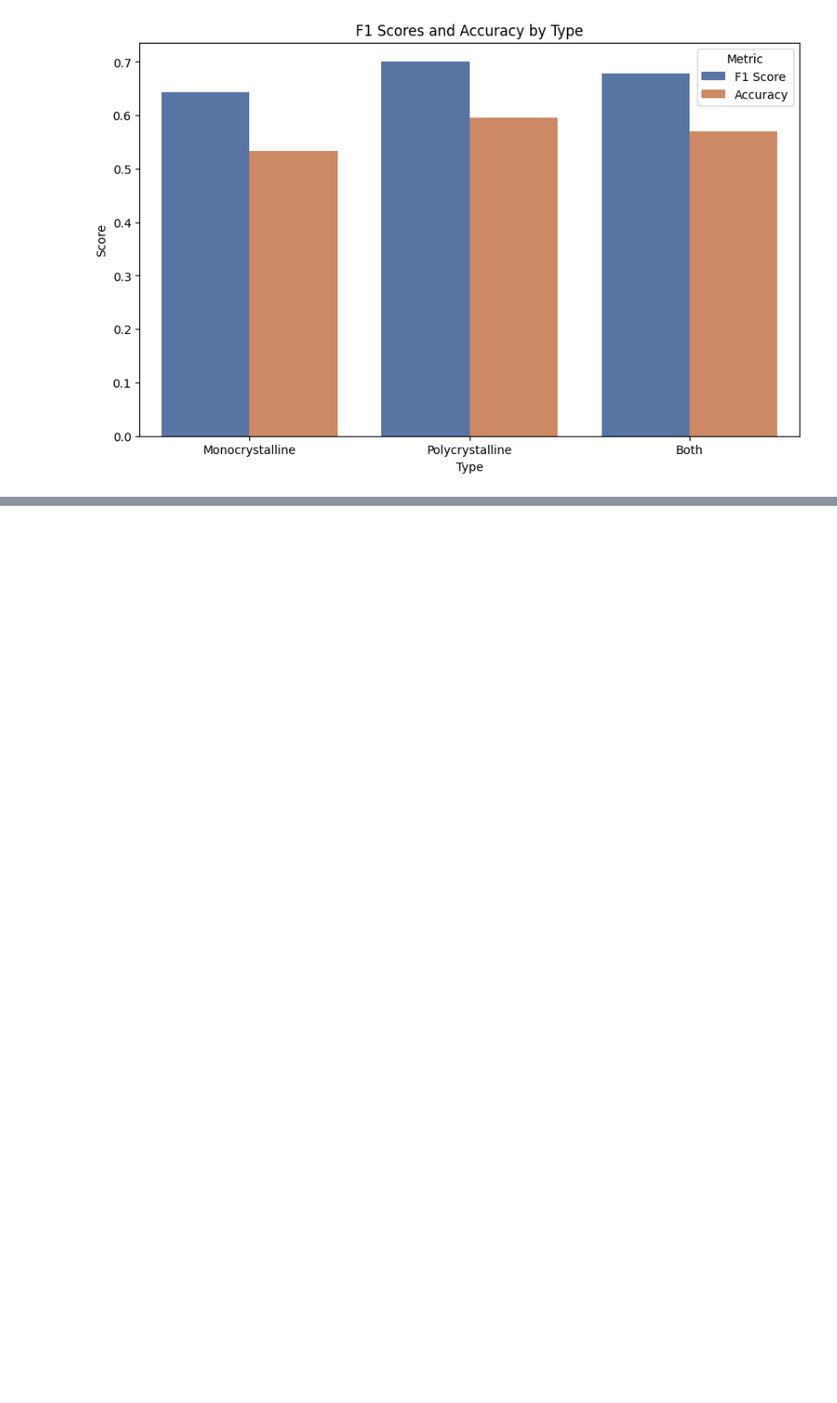
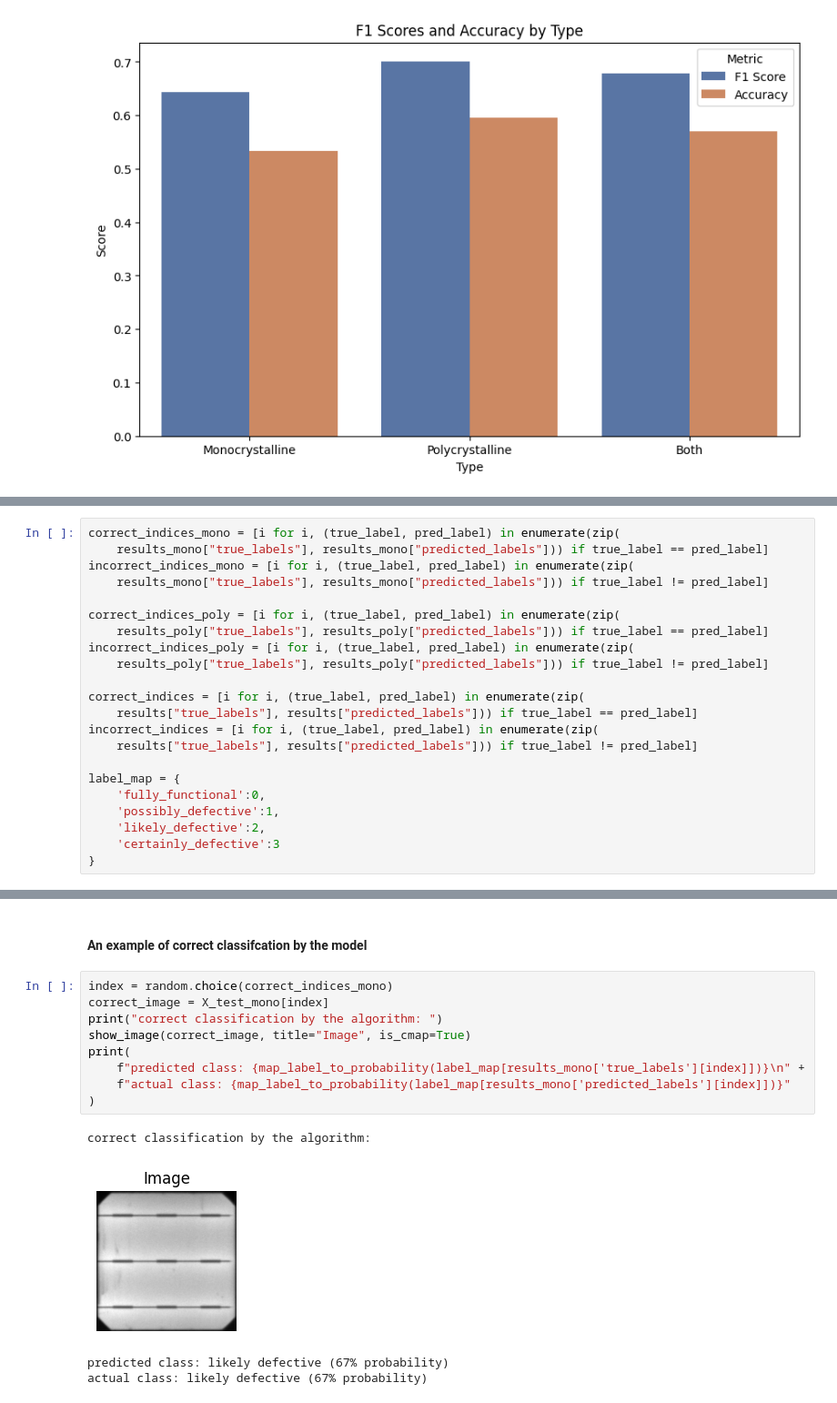
Before and after one commit to fardu8/SolarPanel-EL-Analyzer, a Jupyter notebook: Jarvis_comp9517_project _notebook.ipynb, the cells around one changed output, grey strips where cells are left out. Shown at 91% size. Saved outputs shown, nothing was run; the diff lists cells and outputs as text; blank space fills up the shorter version.

```diff
--- a/Jarvis_comp9517_project _notebook.ipynb
+++ b/Jarvis_comp9517_project _notebook.ipynb
@@ -657,0 +917,22 @@ plt.show()
+# %%
+correct_indices_mono = [i for i, (true_label, pred_label) in enumerate(zip(
+    results_mono["true_labels"], results_mono["predicted_labels"])) if true_label == pred_label]
+incorrect_indices_mono = [i for i, (true_label, pred_label) in enumerate(zip(
+    results_mono["true_labels"], results_mono["predicted_labels"])) if true_label != pred_label]
+
+correct_indices_poly = [i for i, (true_label, pred_label) in enumerate(zip(
+    results_poly["true_labels"], results_poly["predicted_labels"])) if true_label == pred_label]
+incorrect_indices_poly = [i for i, (true_label, pred_label) in enumerate(zip(
+    results_poly["true_labels"], results_poly["predicted_labels"])) if true_label != pred_label]
+
+correct_indices = [i for i, (true_label, pred_label) in enumerate(zip(
+    results["true_labels"], results["predicted_labels"])) if true_label == pred_label]
+incorrect_indices = [i for i, (true_label, pred_label) in enumerate(zip(
+    results["true_labels"], results["predicted_labels"])) if true_label != pred_label]
+
+label_map = {
+    'fully_functional':0,
+    'possibly_defective':1,
+    'likely_defective':2,
+    'certainly_defective':3
+}
@@ -657,0 +953,16 @@ plt.show()
+# %% [markdown]
+#### An example of correct classifcation by the model
+# %%
+index = random.choice(correct_indices_mono)
+correct_image = X_test_mono[index]
+print("correct classification by the algorithm: ")
+show_image(correct_image, title="Image", is_cmap=True)
+print(
+    f"predicted class: {map_label_to_probability(label_map[results_mono['true_labels'][index]])}\n" +
+    f"actual class: {map_label_to_probability(label_map[results_mono['predicted_labels'][index]])}"
+)
+# %% [output]
+correct classification by the algorithm:
+[figure, added]
+predicted class: likely defective (67% probability)
+actual class: likely defective (67% probability)
```
Also changed, not shown: parts of 83 cells of this notebook, 12 other files.
